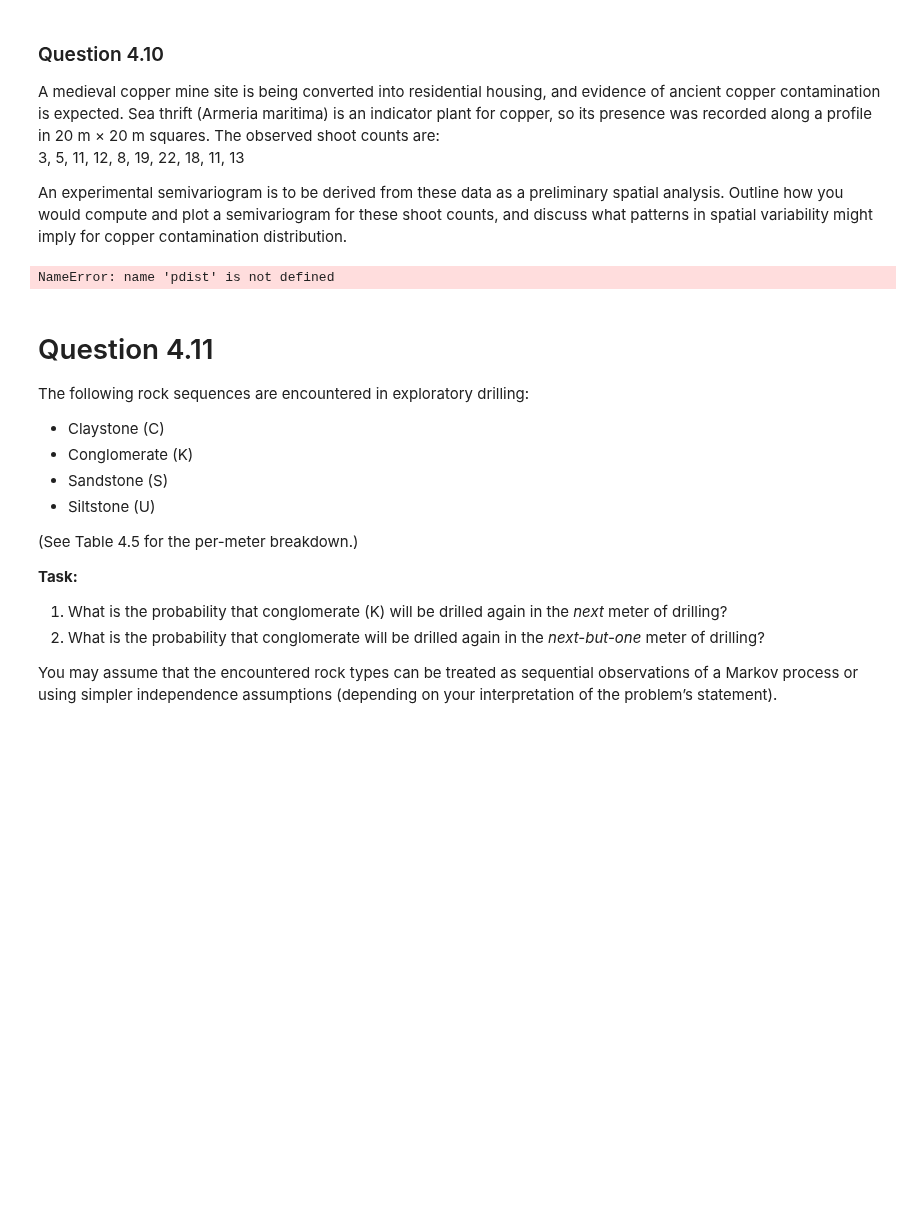
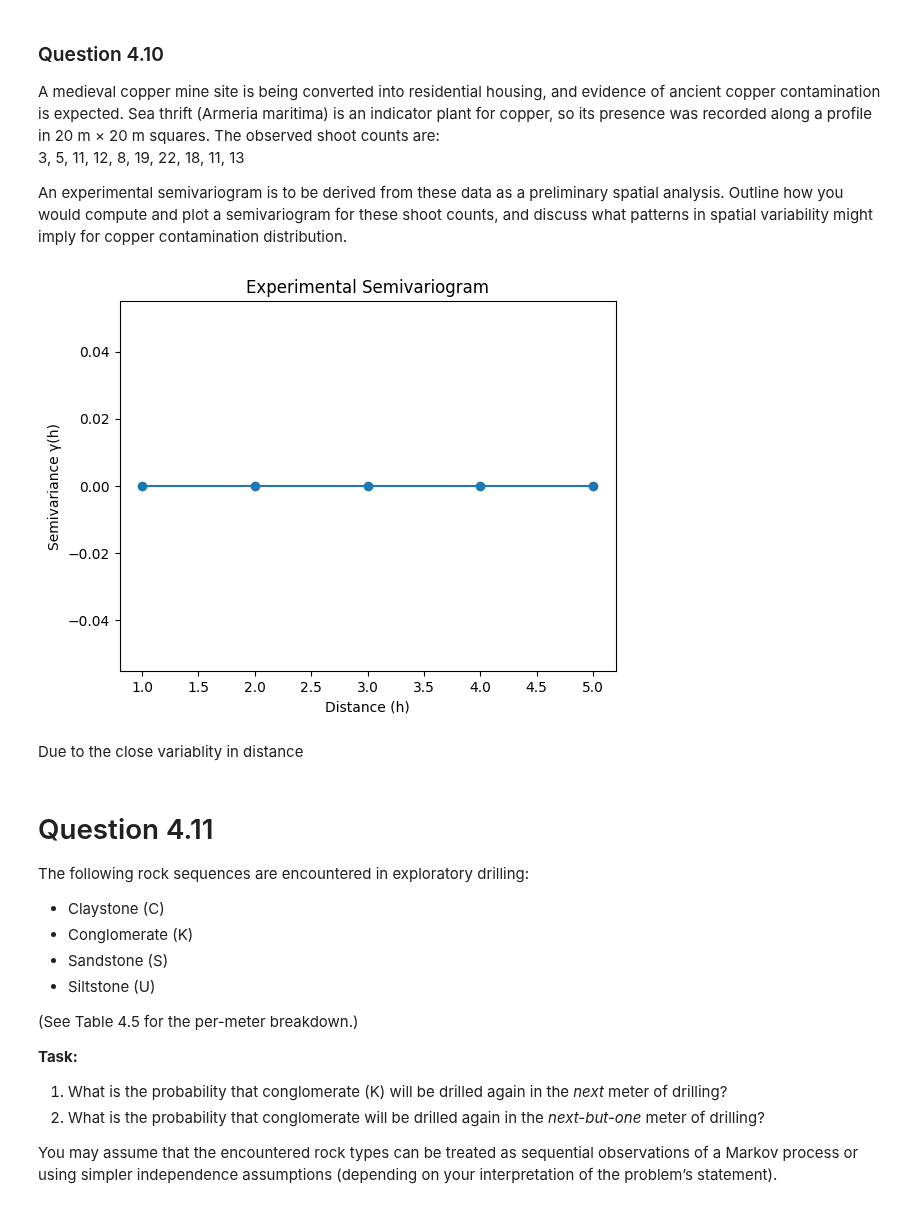
Before and after one commit to iGeology-Illinois/geol-581-module-3-principles-of-uncertainty-chapter-4-seanb7, a Jupyter notebook: GEOL581_M3StatsHW.ipynb, the cells around one changed output. Saved outputs shown, nothing was run; the diff lists cells and outputs as text; code cells hidden in the pictures; blank space fills up the shorter version.

```diff
--- a/GEOL581_M3StatsHW.ipynb
+++ b/GEOL581_M3StatsHW.ipynb
@@ -461,6 +461,8 @@ An experimental semivariogram is to be derived from these data as a preliminary
 import numpy as np
 import matplotlib.pyplot as plt
 import pandas as pd
+from sklearn.metrics import pairwise_distances
+from scipy.spatial.distance import squareform
 
 # Approach Hints:
 # 1. Arrange the shoot counts in spatial order (e.g., as a function of distance along the profile).
@@ -470,45 +472,54 @@ import pandas as pd
 # 5. Look for a sill, range, or nugget effect that might indicate how contamination (and thus sea thrift) is distributed.
 
 # Coordinates (x,y) and Observed Shoot Counts
 data = {
     'x': [1, 2, 3, 4, 5, 6, 7, 8, 9, 10],  # Assuming x coordinates represent the profile
     'y': [1, 1, 1, 1, 1, 1, 1, 1, 1, 1],  # Assuming all points are on the same y-line (profile)
     'shoot_count': [3, 5, 11, 12, 8, 19, 22, 18, 11, 13]
 }
 df = pd.DataFrame(data)
 
 # Calculate Pairwise Distance
 coords = df[['x', 'y']].values
-distances = pdist(coords)  # Pairwise distances between all points
+distances = pairwise_distances(coords)  # Pairwise distances between all points
 dist_matrix = squareform(distances)  # Convert to a square distance matrix
 
 # Compute Semivariogram values
-# Define distance bins (lags) for the semivariogram
-lags = np.arange(1, 10, 1)  # Example: lags from 1 to 9 with a step of 1
-
-# Initialize an empty list to store semivariance values
+lags = np.arange(1, 10, 1)
 semivariance = []
 
-# Loop through each lag
 for lag in lags:
     # Find pairs of points separated by the current lag
     pairs = np.where(dist_matrix == lag)
 
-    # Calculate squared differences for these pairs
-    squared_diffs = (df.loc[pairs[0], 'shoot_count'].values -
-                      df.loc[pairs[1], 'shoot_count'].values)**2
+    # Get valid indices within the DataFrame
+    valid_indices = np.intersect1d(pairs[0], df.index)
 
-    # Calculate the semivariance for the current lag
-    semivariance.append(0.5 * np.mean(squared_diffs))
+    # Calculate squared differences only for valid pairs, ensuring indices are within bounds
+    if len(valid_indices) > 0:  # Check if there are any valid pairs
+        # Filter indices to ensure they are within bounds after adding lag
+        valid_indices_lagged = valid_indices[valid_indices + lag < len(df)]
+        valid_indices = valid_indices[valid_indices + lag < len(df)]  # Update valid_indices for consistency
+
+        if len(valid_indices_lagged) > 0:  # Only calculate if valid lagged indices exist
+            squared_diffs = (df.loc[valid_indices, 'shoot_count'].values -
+                              df.loc[valid_indices_lagged, 'shoot_count'].values)**2
+            semivariance.append(0.5 * np.mean(squared_diffs))
+        else:
+            semivariance.append(np.nan)  # Append NaN for lags with no valid pairs after filtering
+    else:
+        semivariance.append(np.nan)  # Append NaN for lags with no valid pairs
 
 #Plot Semivariogram
 plt.plot(lags, semivariance, marker='o')
 plt.xlabel('Distance (h)')
 plt.ylabel('Semivariance γ(h)')
 plt.title('Experimental Semivariogram')
 plt.show()
 # %% [output]
-NameError: name 'pdist' is not defined
+[figure, added]
+# %% [markdown]
+Due to the close variablity in distance
 # %% [markdown]
 # Question 4.11
 
```
